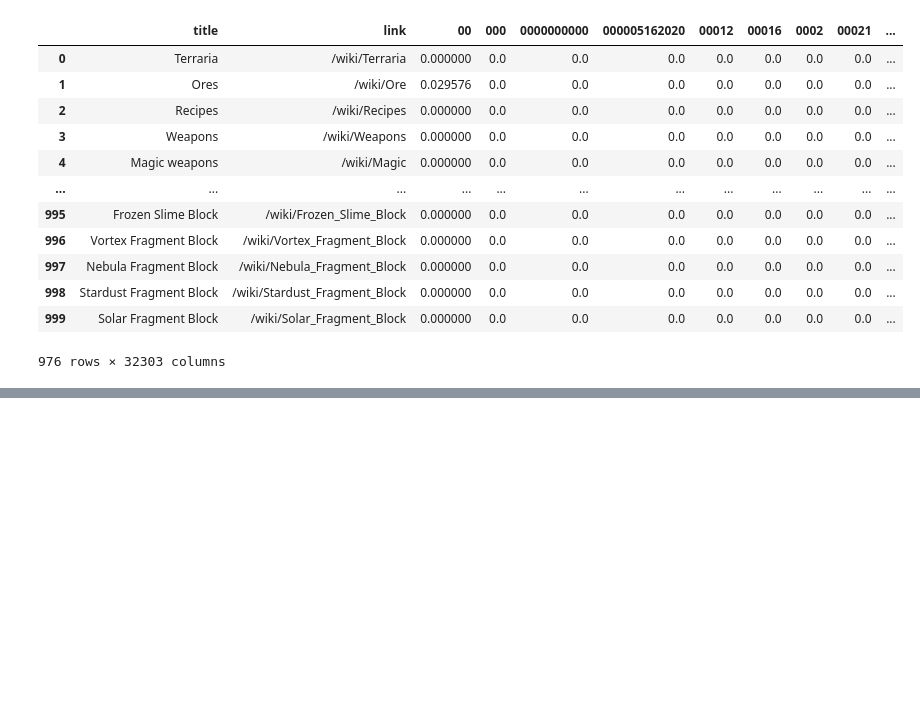
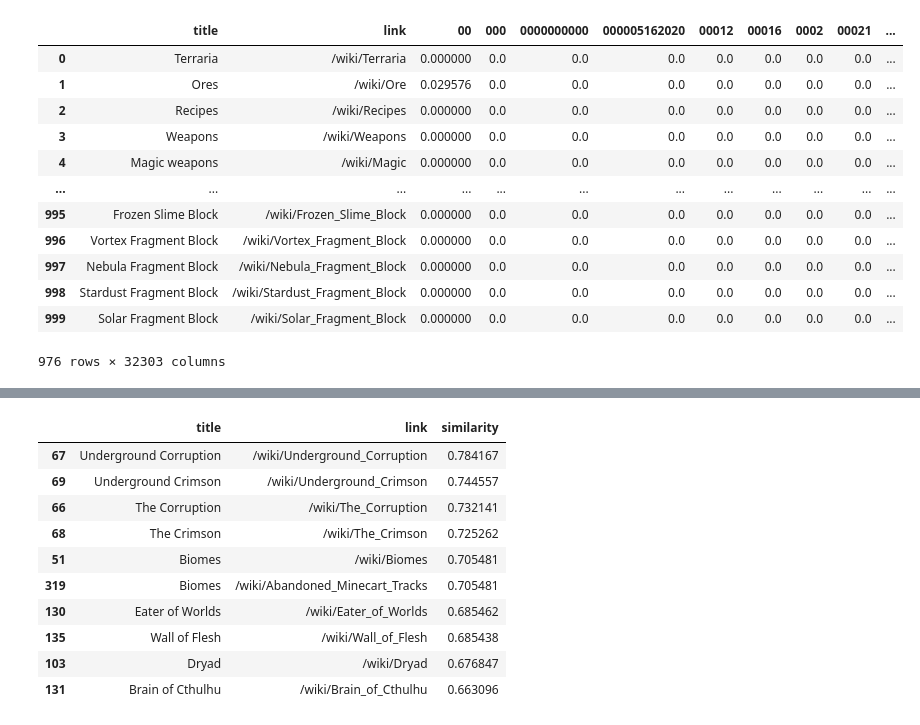
Before and after one commit to hnowakowski/Terraria-Wiki-Recommender, a Jupyter notebook: thing.ipynb, the cells around one changed output, grey strips where cells are left out. Saved outputs shown, nothing was run; the diff lists cells and outputs as text; code cells hidden in the pictures; blank space fills up the shorter version.

```diff
--- a/thing.ipynb
+++ b/thing.ipynb
@@ -213,0 +283,25 @@ get_recommendations(df, df_vectorized, history)
+# %%
+# searching about evil biomes and bosses
+history = [
+    'Evil biomes',
+    'Boss'
+]
+
+get_recommendations(df, df_vectorized, history, vectorizer)
+# we get:
+# articles about the underground and surface crimson and corruption which are the said evil biomes
+# the general biomes page
+# Eater of Worlds and Brain of Cthulhu which are their respective evil biome bosses
+# the Dryad who is an NPC revolving around curing the world of evil biomes
+# %% [output]
+|  | title | link | similarity |
+| 67 | Underground Corruption | /wiki/Underground_Corruption | 0.784167 |
+| 69 | Underground Crimson | /wiki/Underground_Crimson | 0.744557 |
+| 66 | The Corruption | /wiki/The_Corruption | 0.732141 |
+| 68 | The Crimson | /wiki/The_Crimson | 0.725262 |
+| 51 | Biomes | /wiki/Biomes | 0.705481 |
+| 319 | Biomes | /wiki/Abandoned_Minecart_Tracks | 0.705481 |
+| 130 | Eater of Worlds | /wiki/Eater_of_Worlds | 0.685462 |
+| 135 | Wall of Flesh | /wiki/Wall_of_Flesh | 0.685438 |
+| 103 | Dryad | /wiki/Dryad | 0.676847 |
+| 131 | Brain of Cthulhu | /wiki/Brain_of_Cthulhu | 0.663096 |
```
Also changed, not shown: parts of 10 cells of this notebook.
